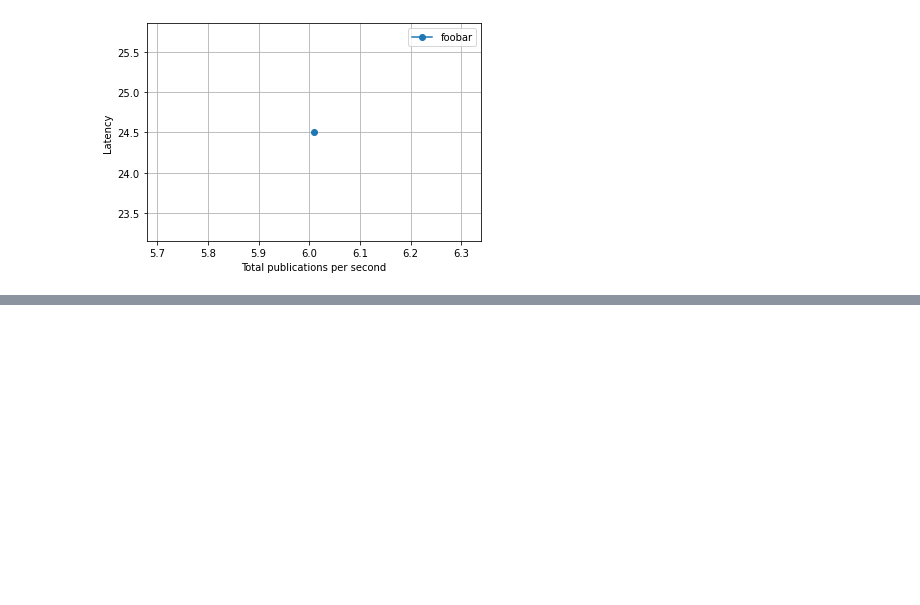
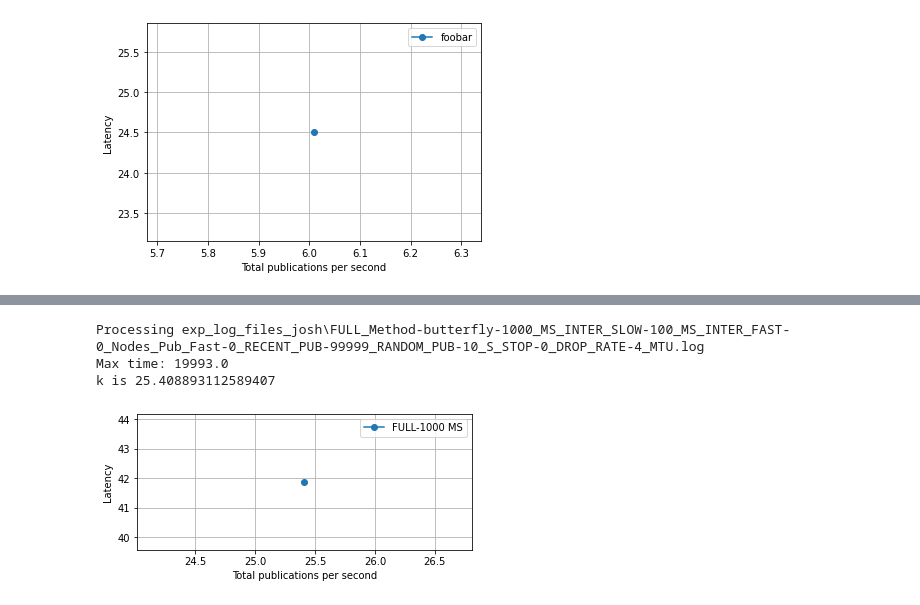
Before and after one commit to seijiotsu/scenario-svs-217b, a Jupyter notebook: analysis_josh.ipynb, the cells around one changed output, grey strips where cells are left out. Drawn from its saved outputs; the diff is of its cells as text; code cells hidden in the pictures; blank space fills up the shorter version.

```diff
--- a/analysis_josh.ipynb
+++ b/analysis_josh.ipynb
@@ -232,0 +326,29 @@ k is 6.009254251547382
+# %%
+
+#assuming same topology
+topology='butterfly'
+method = 'FULL'
+slowRates = ['1000']
+logs =  glob.glob("exp_log_files_josh/" + method + "_Method-" + topology + '-*')
+logs = sorted(logs, key=get_key)
+# nodeNames = ['Src1', 'Src2', 'Rtr1', 'Rtr2', 'Dst1', 'Dst2']
+results = []
+for log in logs:
+    processedLog = process_log(log)
+    results50,results90 = set_p(*processedLog)
+    results.append(results50)
+fig = matplotlib.pyplot.gcf()
+for i in range(0, len(results)):
+    # print(results)
+    add_plot(results[i], label=f'{method}-{slowRates[i]} MS', marker='o')
+plt.xlabel("Total publications per second")
+plt.ylabel("Latency")
+fig.set_size_inches(6, 2.5)
+plt.grid()
+plt.legend()
+fig.show()
+# %% [output]
+Processing exp_log_files_josh\FULL_Method-butterfly-1000_MS_INTER_SLOW-100_MS_INTER_FAST-0_Nodes_Pub_Fast-0_RECENT_PUB-99999_RANDOM_PUB-10_S_STOP-0_DROP_RATE-4_MTU.log
+Max time: 19993.0
+k is 25.408893112589407
+[figure, added]
```
Also changed, not shown: parts of 9 cells of this notebook, 11 other files.
